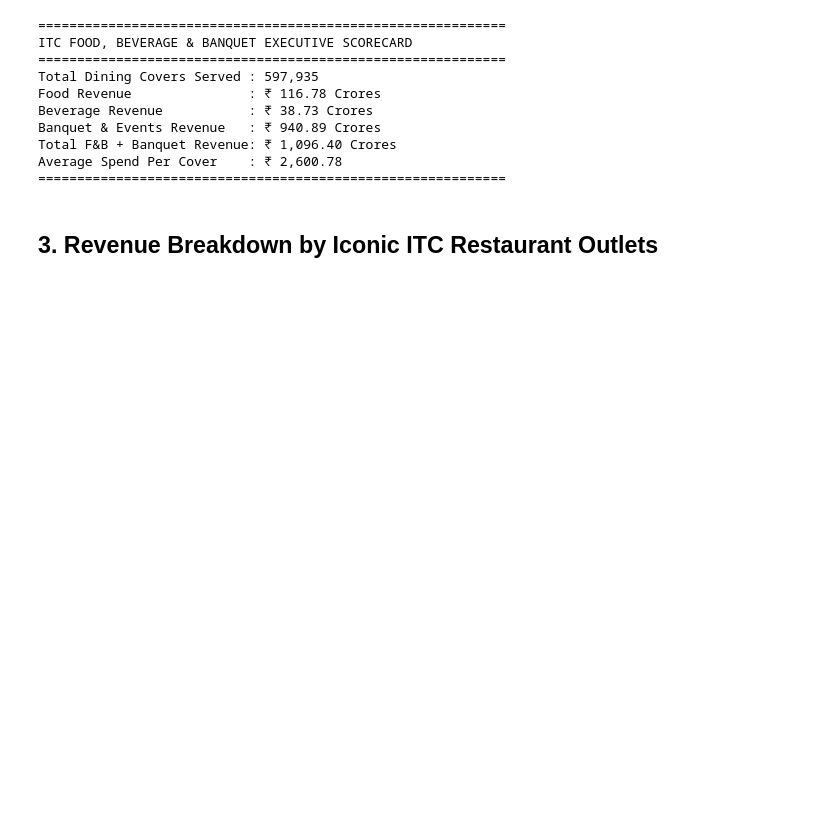
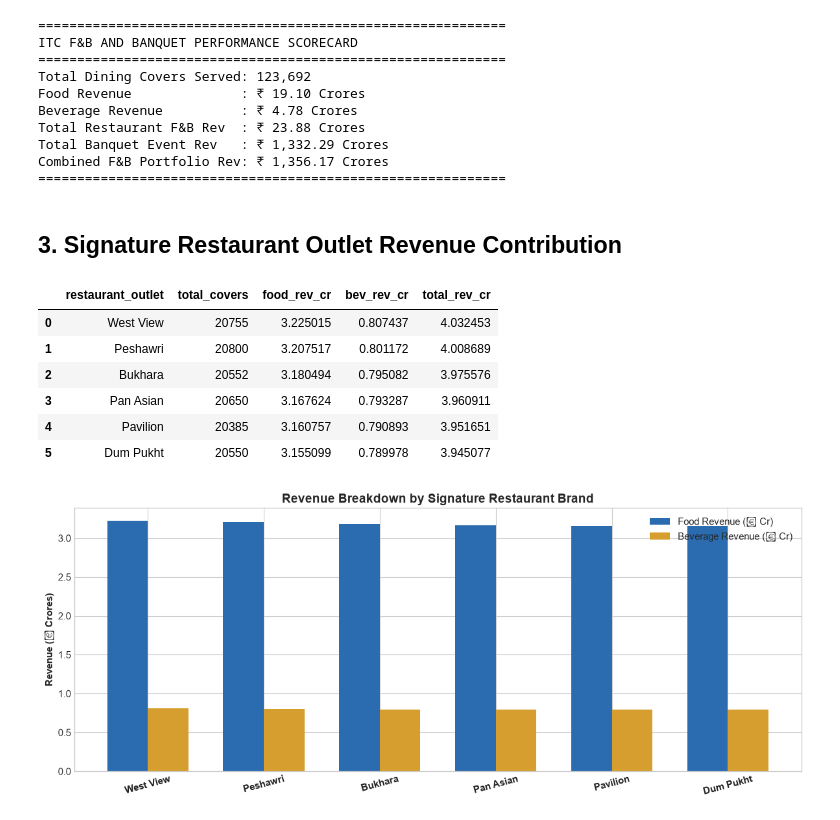
Before and after one commit to Avis1229/ITC_HOTEL_S_MODULE, a Jupyter notebook: module2_fnb_banquet_performance.ipynb, the cells around one changed output. Cells and saved outputs as stored; diff of their text form; code cells hidden in the pictures; blank space fills up the shorter version.

```diff
--- a/module2_fnb_banquet_performance.ipynb
+++ b/module2_fnb_banquet_performance.ipynb
@@ -35,32 +73,64 @@ Total Dining & Banquet Records: 119,390
 # %%
-active_fnb = df_fnb[df_fnb['is_canceled'] == 0]
-total_food_rev_cr = active_fnb['food_revenue_inr'].sum() / 1e7
-total_bev_rev_cr = active_fnb['beverage_revenue_inr'].sum() / 1e7
-total_banquet_rev_cr = active_fnb['banquet_revenue_inr'].sum() / 1e7
-total_culinary_cr = active_fnb['combined_fnb_banquet_rev_inr'].sum() / 1e7
-total_covers = active_fnb['dining_covers'].sum()
-avg_cover_spend = (active_fnb['total_fnb_revenue_inr'].sum() / total_covers) if total_covers > 0 else 0
+valid_fnb = df_fnb[df_fnb['is_canceled'] == 0]
+tot_fnb_cr = valid_fnb['total_fnb_revenue_inr'].sum() / 1e7
+tot_food_cr = valid_fnb['food_revenue_inr'].sum() / 1e7
+tot_bev_cr = valid_fnb['beverage_revenue_inr'].sum() / 1e7
+tot_banq_cr = valid_fnb['banquet_revenue_inr'].sum() / 1e7
+tot_combined_cr = valid_fnb['combined_fnb_banquet_rev_inr'].sum() / 1e7
+total_covers = valid_fnb['dining_covers'].sum()
 
 print("="*60)
-print("ITC FOOD, BEVERAGE & BANQUET EXECUTIVE SCORECARD")
+print(f"ITC F&B AND BANQUET PERFORMANCE SCORECARD")
 print("="*60)
-print(f"Total Dining Covers Served : {total_covers:,}")
-print(f"Food Revenue               : ₹ {total_food_rev_cr:,.2f} Crores")
-print(f"Beverage Revenue           : ₹ {total_bev_rev_cr:,.2f} Crores")
-print(f"Banquet & Events Revenue   : ₹ {total_banquet_rev_cr:,.2f} Crores")
-print(f"Total F&B + Banquet Revenue: ₹ {total_culinary_cr:,.2f} Crores")
-print(f"Average Spend Per Cover    : ₹ {avg_cover_spend:,.2f}")
+print(f"Total Dining Covers Served: {total_covers:,}")
+print(f"Food Revenue              : ₹ {tot_food_cr:,.2f} Crores")
+print(f"Beverage Revenue          : ₹ {tot_bev_cr:,.2f} Crores")
+print(f"Total Restaurant F&B Rev  : ₹ {tot_fnb_cr:,.2f} Crores")
+print(f"Total Banquet Event Rev   : ₹ {tot_banq_cr:,.2f} Crores")
+print(f"Combined F&B Portfolio Rev: ₹ {tot_combined_cr:,.2f} Crores")
 print("="*60)
 # %% [output]
 ============================================================
-ITC FOOD, BEVERAGE & BANQUET EXECUTIVE SCORECARD
+ITC F&B AND BANQUET PERFORMANCE SCORECARD
 ============================================================
-Total Dining Covers Served : 597,935
-Food Revenue               : ₹ 116.78 Crores
-Beverage Revenue           : ₹ 38.73 Crores
-Banquet & Events Revenue   : ₹ 940.89 Crores
-Total F&B + Banquet Revenue: ₹ 1,096.40 Crores
-Average Spend Per Cover    : ₹ 2,600.78
+Total Dining Covers Served: 123,692
+Food Revenue              : ₹ 19.10 Crores
+Beverage Revenue          : ₹ 4.78 Crores
+Total Restaurant F&B Rev  : ₹ 23.88 Crores
+Total Banquet Event Rev   : ₹ 1,332.29 Crores
+Combined F&B Portfolio Rev: ₹ 1,356.17 Crores
 ============================================================
-# %% [markdown]
-## 3. Revenue Breakdown by Iconic ITC Restaurant Outlets
+# %% [markdown]
+## 3. Signature Restaurant Outlet Revenue Contribution
+# %%
+rest_perf = valid_fnb[valid_fnb['dining_covers'] > 0].groupby('restaurant_outlet').agg(
+    total_covers=('dining_covers', 'sum'),
+    food_rev_cr=('food_revenue_inr', lambda x: x.sum() / 1e7),
+    bev_rev_cr=('beverage_revenue_inr', lambda x: x.sum() / 1e7),
+    total_rev_cr=('total_fnb_revenue_inr', lambda x: x.sum() / 1e7)
+).sort_values(by='total_rev_cr', ascending=False).reset_index()
+
+display(rest_perf)
+
+fig, ax = plt.subplots(figsize=(12, 5))
+x = np.arange(len(rest_perf))
+width = 0.35
+
+ax.bar(x - width/2, rest_perf['food_rev_cr'], width, label='Food Revenue (₹ Cr)', color='#2B6CB0')
+ax.bar(x + width/2, rest_perf['bev_rev_cr'], width, label='Beverage Revenue (₹ Cr)', color='#D69E2E')
+ax.set_xticks(x)
+ax.set_xticklabels(rest_perf['restaurant_outlet'], rotation=15, fontweight='bold')
+ax.set_ylabel('Revenue (₹ Crores)', fontweight='bold')
+ax.set_title('Revenue Breakdown by Signature Restaurant Brand', fontweight='bold', fontsize=14)
+ax.legend()
+plt.tight_layout()
+plt.show()
+# %% [output]
+|  | restaurant_outlet | total_covers | food_rev_cr | bev_rev_cr | total_rev_cr |
+| 0 | West View | 20755 | 3.225015 | 0.807437 | 4.032453 |
+| 1 | Peshawri | 20800 | 3.207517 | 0.801172 | 4.008689 |
+| 2 | Bukhara | 20552 | 3.180494 | 0.795082 | 3.975576 |
+| 3 | Pan Asian | 20650 | 3.167624 | 0.793287 | 3.960911 |
+| 4 | Pavilion | 20385 | 3.160757 | 0.790893 | 3.951651 |
+| 5 | Dum Pukht | 20550 | 3.155099 | 0.789978 | 3.945077 |
+[figure, added]
```
Also changed, not shown: parts of 11 cells of this notebook, 1 other file.
